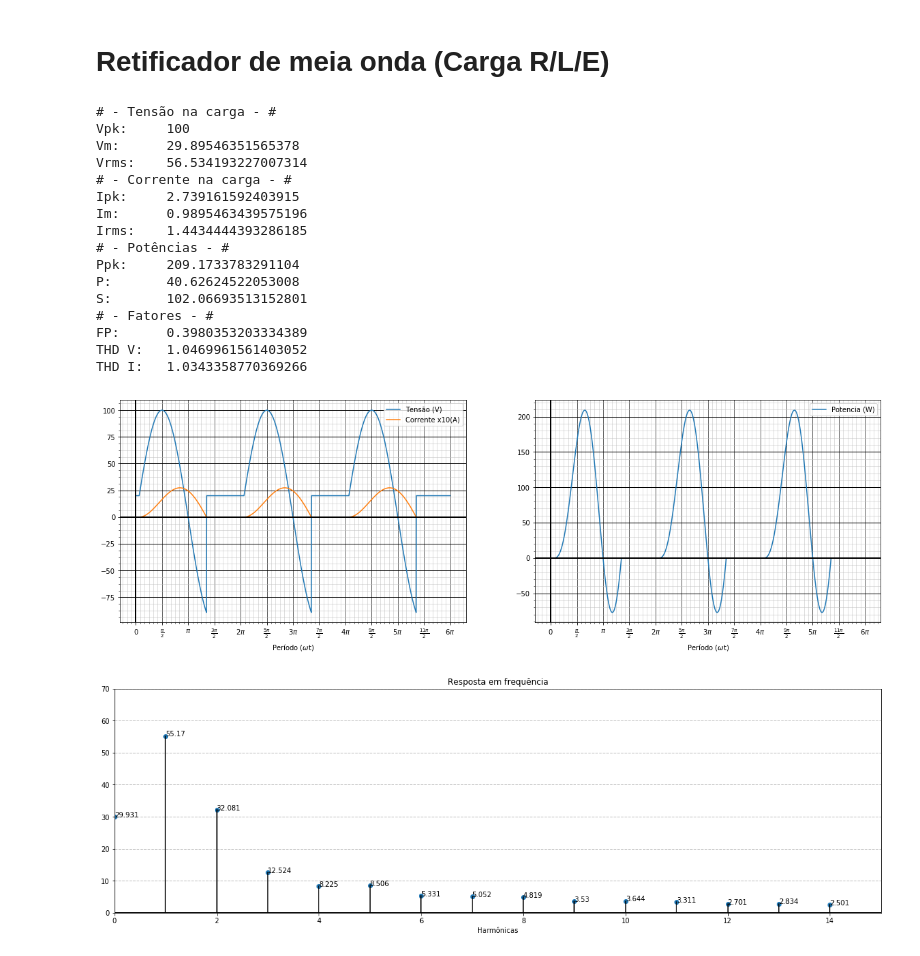
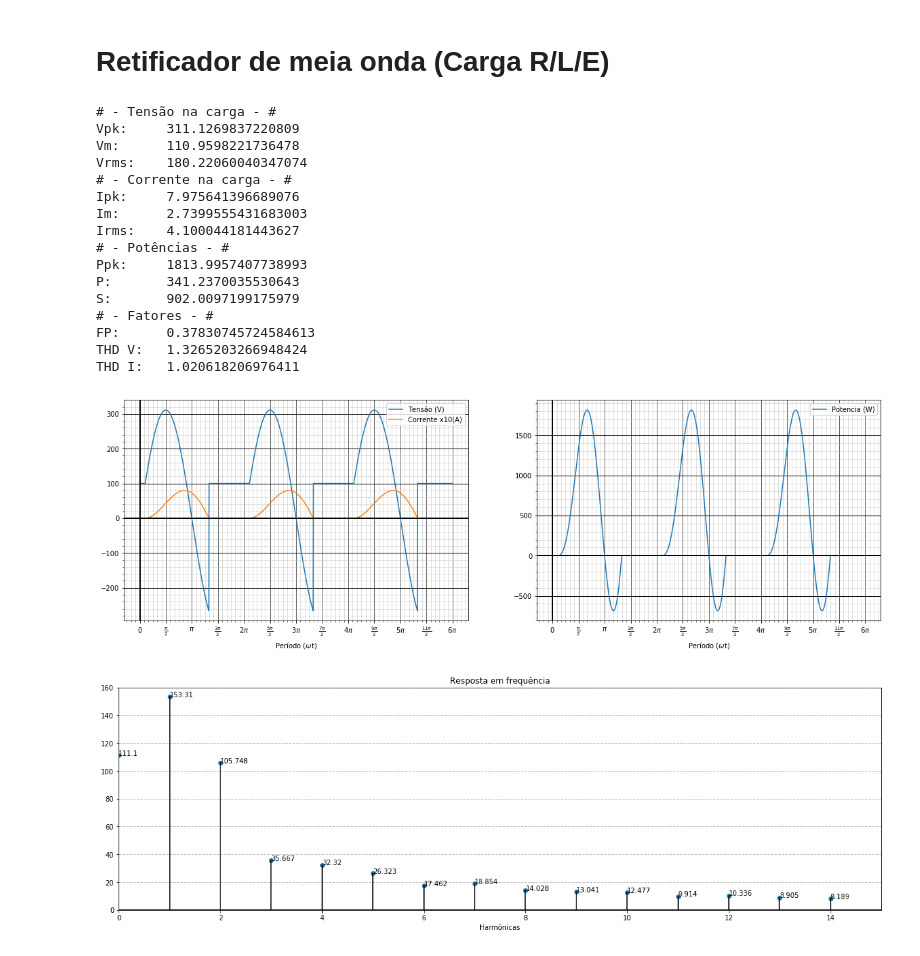
Before and after one commit to diesson/retificadores_python, a Jupyter notebook: 04 Retificador de meia onda (Carga RLE).ipynb, the cells around one changed output. Saved outputs shown, nothing was run; the diff lists cells and outputs as text; code cells hidden in the pictures.

```diff
--- a/04 Retificador de meia onda (Carga RLE).ipynb
+++ b/04 Retificador de meia onda (Carga RLE).ipynb
@@ -7,11 +7,11 @@ from funcoes import *
 # %%
 ############# RETIFICADOR MEIA ONDA #############
 ################# CARGA R/L/E ###################
-V_pk = 100
+V_pk = 220*sqrt(2)
 Freq = 60
-R = 10
+R = 4
 L = 0.1
-E = 20
+E = 100
 
 w = 2*pi*Freq
 
@@ -44,48 +44,44 @@ V_rms = calculo_rms(func_v)
 
 func_i = f'(({V_pk}/{Z})*sin(x - {teta}) - ({E}/{R}) + {A}*exp((-x)/({w}*{tal})))'
 func_i = func_i + f'*( heaviside(x - {a}, 0) - heaviside(x - {b}, 0) + {eps})'
 I_media = calculo_medio(func_i)
 I_rms = calculo_rms(func_i)
 I_pk = calculo_pk(func_i)
 
 func_p = '(' + func_v + ')*(' + func_i + ')'
 P = calculo_medio(func_p)
 S = I_rms*V_pk/sqrt(2)
 Q = sqrt(S**2 - P**2)
 P_pk = calculo_pk(func_p)
 
 FP = P/S
 thdV = calculo_thd(func_v, T)
 thdI = calculo_thd(func_i, T)
 
-# Vpk/Z - E/Z - 0.5639145895655377
-#             - 2.7391615924039145
-# Vpk**2/R    - 1000.0
-#             - 209.1733783291104
 print("# - Tensão na carga - #"   , "\nVpk:\t"  , V_pk, "\nVm: \t"  , V_media, "\nVrms: \t", V_rms)
 print("# - Corrente na carga - #" , "\nIpk: \t" , I_pk, "\nIm: \t"  , I_media, "\nIrms: \t", I_rms)
 print("# - Potências - #"         , "\nPpk:\t"  , P_pk, "\nP: \t"   , P      , "\nS: \t"   , S)
 print("# - Fatores - #"           , "\nFP:\t"   , FP  , "\nTHD V:\t", thdV   , "\nTHD I:\t", thdI)
 
 plot_info(func_v, func_i, xlim=(0, T))
 fig, (ax2) = plt.subplots(1, 1, figsize=(20, 6), sharey=True, sharex=True)
 plot_fft(func_v, ax2, T=2*np.pi, n_harmonicas = 15)
 # %% [output]
 # - Tensão na carga - #
-Vpk:     100
-Vm:      29.89546351565378
-Vrms:    56.534193227007314
+Vpk:     311.1269837220809
+Vm:      110.9598221736478
+Vrms:    180.22060040347074
 # - Corrente na carga - #
-Ipk:     2.739161592403915
-Im:      0.9895463439575196
-Irms:    1.4434444393286185
+Ipk:     7.975641396689076
+Im:      2.7399555431683003
+Irms:    4.100044181443627
 # - Potências - #
-Ppk:     209.1733783291104
-P:       40.62624522053008
-S:       102.06693513152801
+Ppk:     1813.9957407738993
+P:       341.2370035530643
+S:       902.0097199175979
 # - Fatores - #
-FP:      0.3980353203334389
-THD V:   1.0469961561403052
-THD I:   1.0343358770369266
+FP:      0.37830745724584613
+THD V:   1.3265203266948424
+THD I:   1.020618206976411
-[figure, old version]
+[figure, new version]
-[figure, old version]
+[figure, new version]
```
Also changed, not shown: 4 other files.
